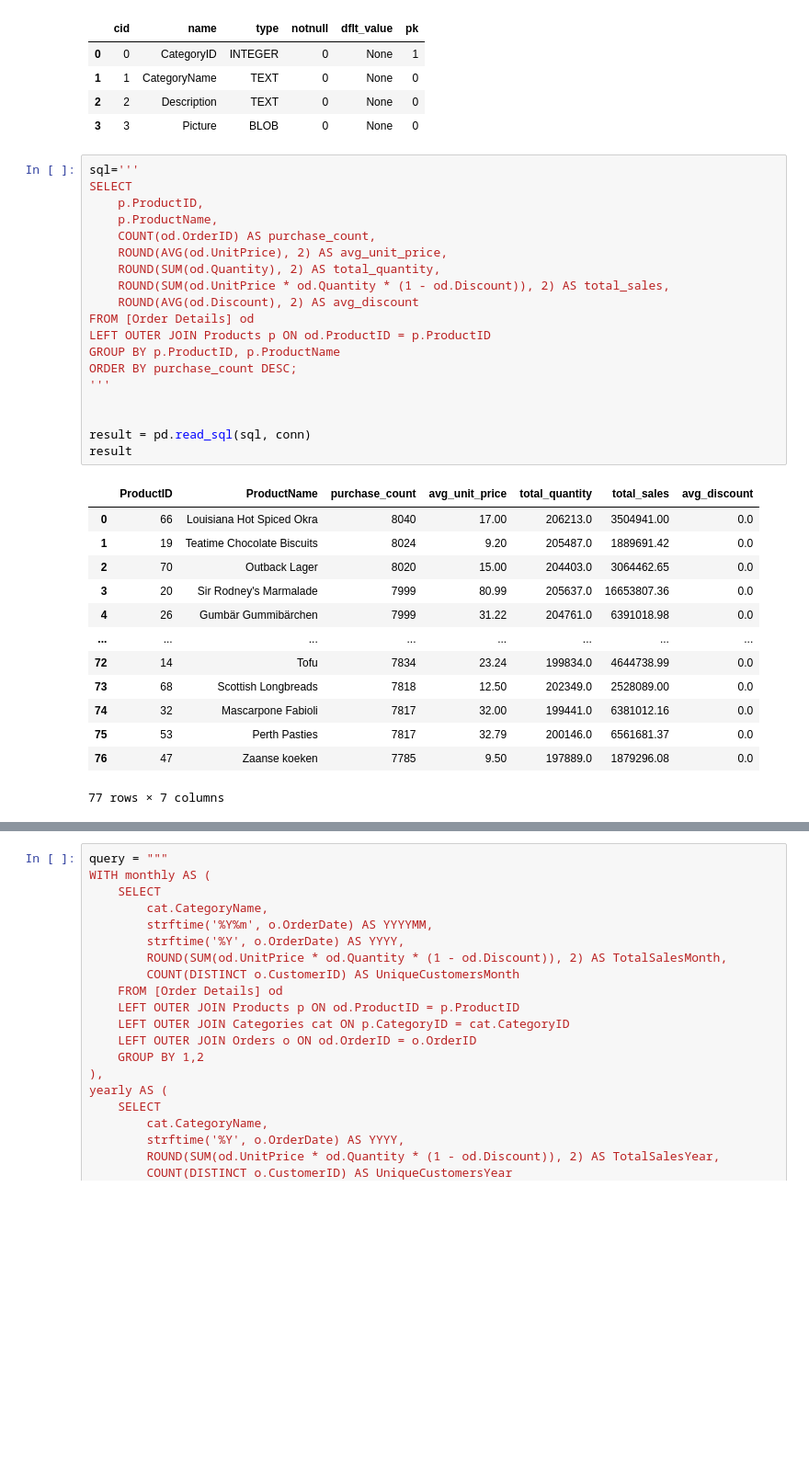
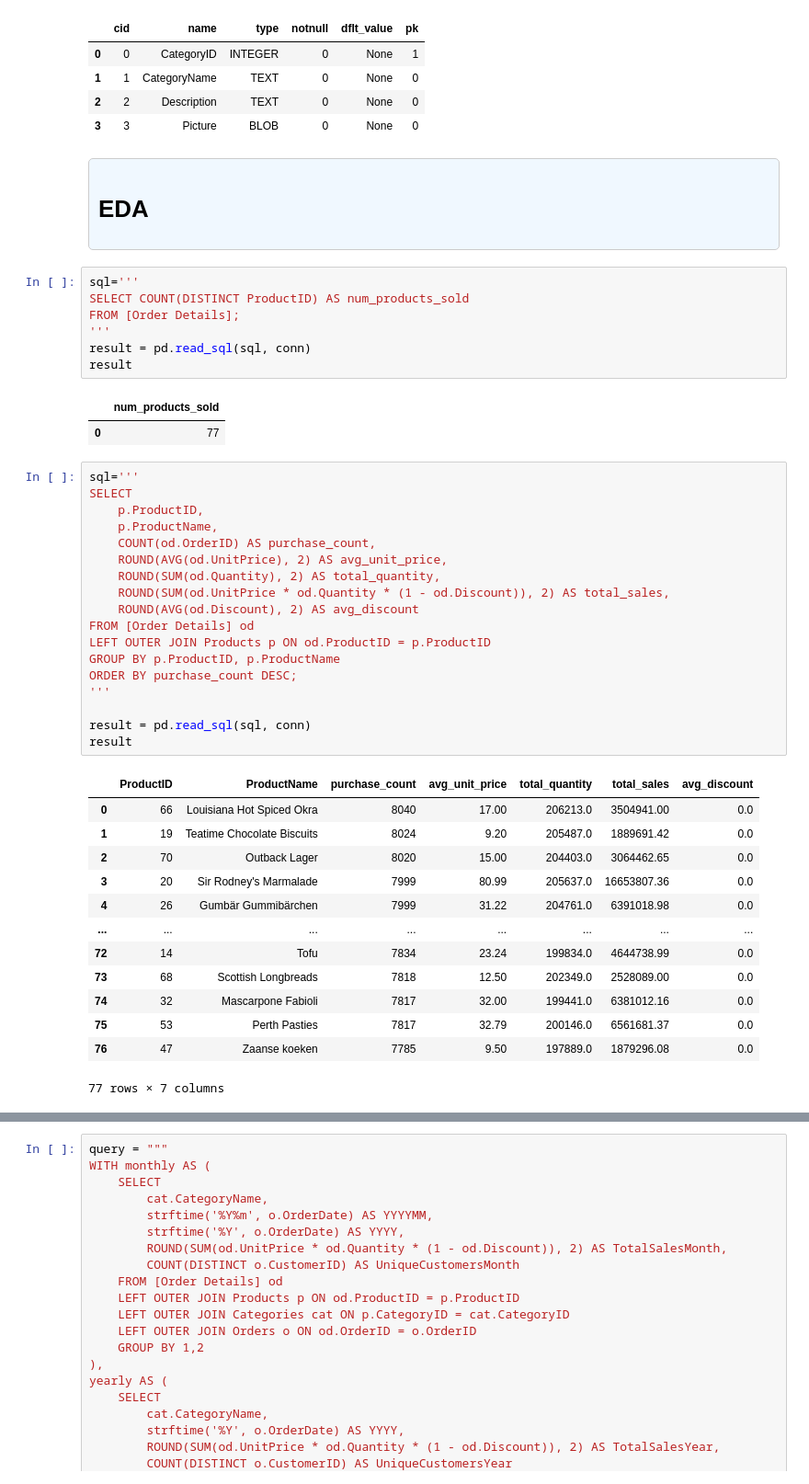
Before and after one commit to refuel-code-135/ml-unsupervised-clustering-sql-data, a Jupyter notebook: notebooks/notebook.ipynb, the cells around one changed output, grey strips where cells are left out. Shown: that part at 92% size. Saved outputs shown, nothing was run; the diff lists cells and outputs as text; blank space fills up the shorter version.

```diff
--- a/notebooks/notebook.ipynb
+++ b/notebooks/notebook.ipynb
@@ -69,6 +86,22 @@ pd.read_sql("PRAGMA table_info([Categories]);", conn)
 | 1 | 1 | CategoryName | TEXT | 0 | None | 0 |
 | 2 | 2 | Description | TEXT | 0 | None | 0 |
 | 3 | 3 | Picture | BLOB | 0 | None | 0 |
+# %% [markdown]
+<div style="background-color:#f0f8ff; padding:10px; border:1px solid #ccc; border-radius:5px;">
+
+# EDA
+
+</div>
+# %%
+sql='''
+SELECT COUNT(DISTINCT ProductID) AS num_products_sold
+FROM [Order Details];
+'''
+result = pd.read_sql(sql, conn)
+result
+# %% [output]
+|  | num_products_sold |
+| 0 | 77 |
 # %%
 sql='''
 SELECT
@@ -85,7 +118,6 @@ GROUP BY p.ProductID, p.ProductName
 ORDER BY purchase_count DESC;
 '''
 
-
 result = pd.read_sql(sql, conn)
 result
 # %% [output]
```
Also changed, not shown: parts of 16 cells of this notebook, 2 other files.
